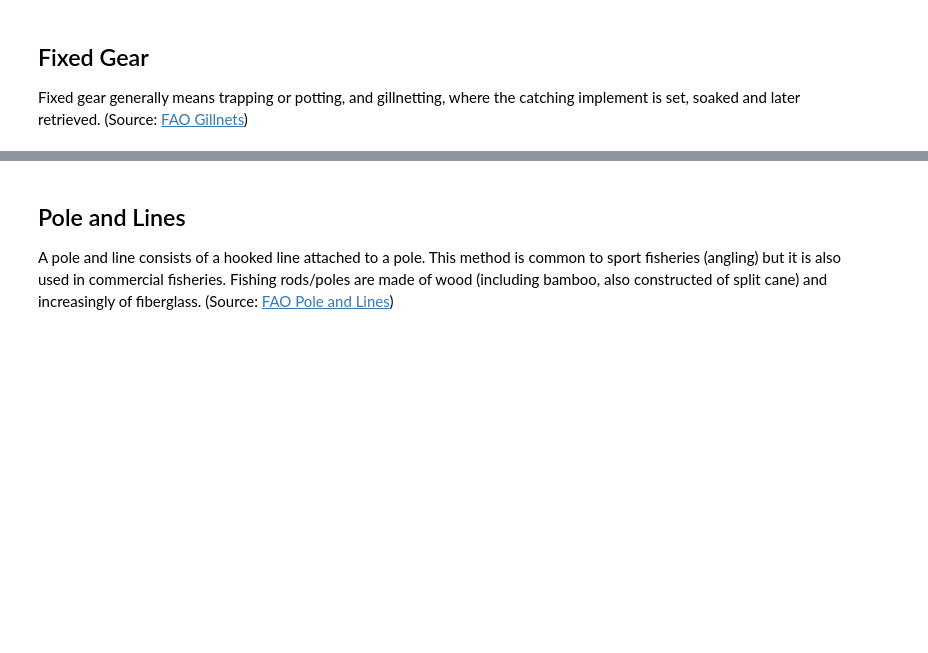
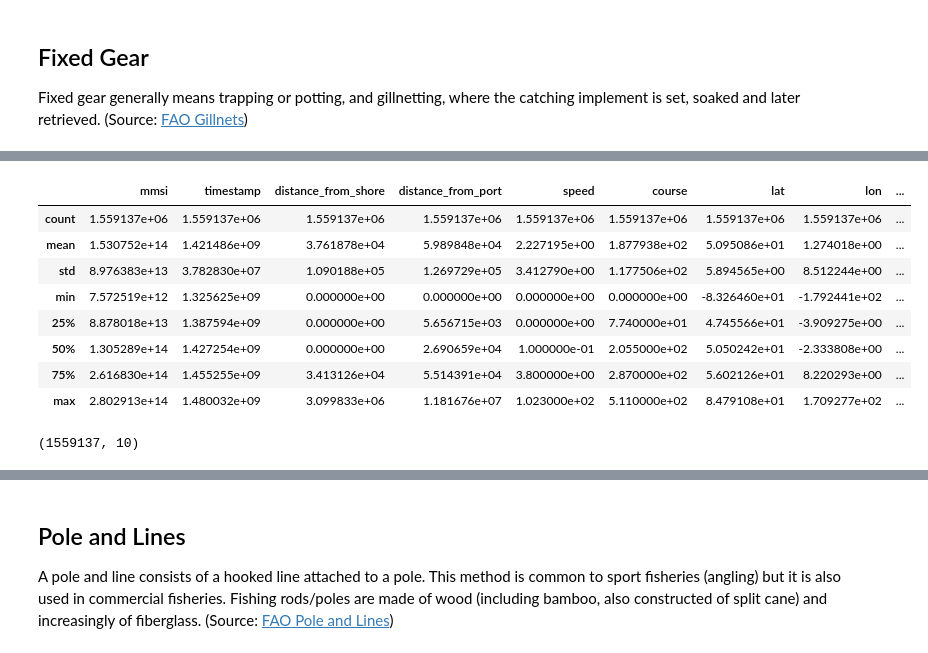
Before and after one commit to seankim658/Fishing-Detection, a Jupyter notebook: main-notebook.ipynb, the cells around one changed output, grey strips where cells are left out. Saved outputs shown, nothing was run; the diff lists cells and outputs as text; code cells hidden in the pictures; blank space fills up the shorter version.

```diff
--- a/main-notebook.ipynb
+++ b/main-notebook.ipynb
@@ -157,3 +221,9 @@ driftingLongLinesMMSIGroups.head(3)
 # %% [markdown]
 ## Fixed Gear
 Fixed gear generally means trapping or potting, and gillnetting, where the catching implement is set, soaked and later retrieved. (Source: [FAO Gillnets](https://www.fao.org/fishery/en/geartype/247/en))
+# %%
+# read in data from the fixed gear vessels file
+fixedGearDF = pd.read_csv(fixed_gear_file)
+
+# peak at data
+fixedGearDF.head()
@@ -159,0 +237,18 @@ Fixed gear generally means trapping or potting, and gillnetting, where the catch
+# %%
+# check data characteristics, same 511 values for course (explained above after code block 28)
+fixedGearDF.describe()
+# %% [output]
+|  | mmsi | timestamp | distance_from_shore | distance_from_port | speed | course | lat | lon | ... |
+| count | 1.559137e+06 | 1.559137e+06 | 1.559137e+06 | 1.559137e+06 | 1.559137e+06 | 1.559137e+06 | 1.559137e+06 | 1.559137e+06 | ... |
+| mean | 1.530752e+14 | 1.421486e+09 | 3.761878e+04 | 5.989848e+04 | 2.227195e+00 | 1.877938e+02 | 5.095086e+01 | 1.274018e+00 | ... |
+| std | 8.976383e+13 | 3.782830e+07 | 1.090188e+05 | 1.269729e+05 | 3.412790e+00 | 1.177506e+02 | 5.894565e+00 | 8.512244e+00 | ... |
+| min | 7.572519e+12 | 1.325625e+09 | 0.000000e+00 | 0.000000e+00 | 0.000000e+00 | 0.000000e+00 | -8.326460e+01 | -1.792441e+02 | ... |
+| 25% | 8.878018e+13 | 1.387594e+09 | 0.000000e+00 | 5.656715e+03 | 0.000000e+00 | 7.740000e+01 | 4.745566e+01 | -3.909275e+00 | ... |
+| 50% | 1.305289e+14 | 1.427254e+09 | 0.000000e+00 | 2.690659e+04 | 1.000000e-01 | 2.055000e+02 | 5.050242e+01 | -2.333808e+00 | ... |
+| 75% | 2.616830e+14 | 1.455255e+09 | 3.413126e+04 | 5.514391e+04 | 3.800000e+00 | 2.870000e+02 | 5.602126e+01 | 8.220293e+00 | ... |
+| max | 2.802913e+14 | 1.480032e+09 | 3.099833e+06 | 1.181676e+07 | 1.023000e+02 | 5.110000e+02 | 8.479108e+01 | 1.709277e+02 | ... |
+# %%
+# data shape
+fixedGearDF.shape
+# %% [output]
+(1559137, 10)
```
Also changed, not shown: parts of 24 cells of this notebook, 9 other files.
